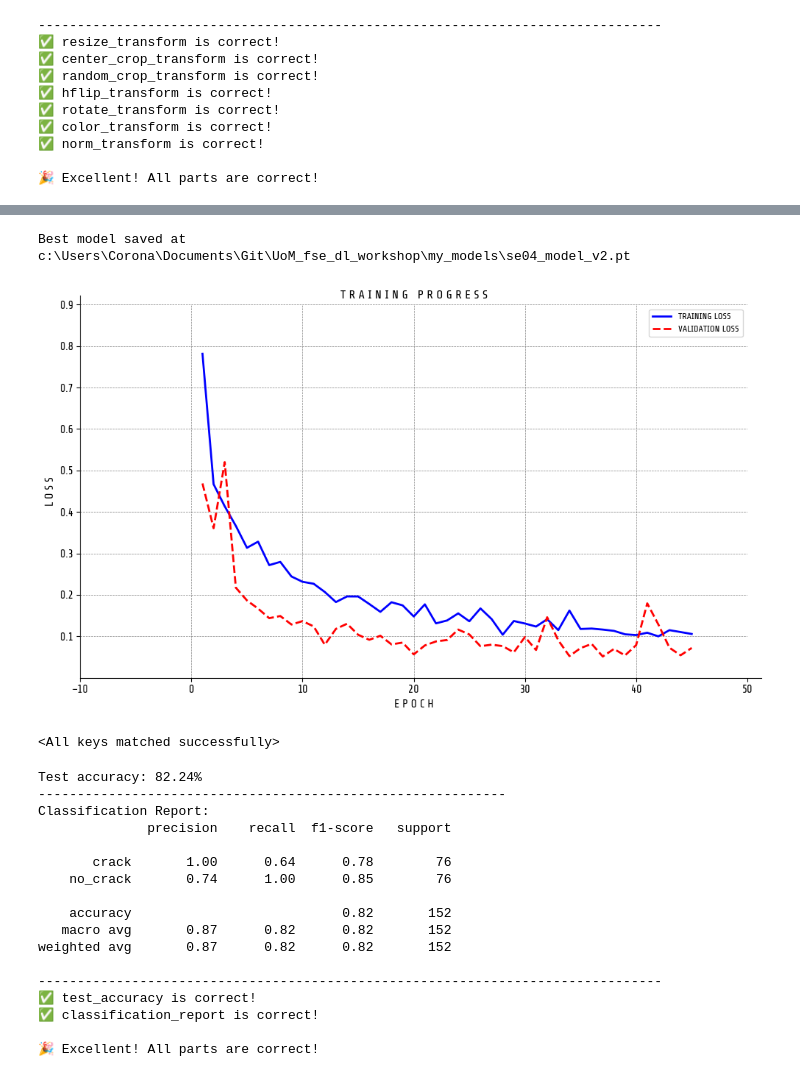
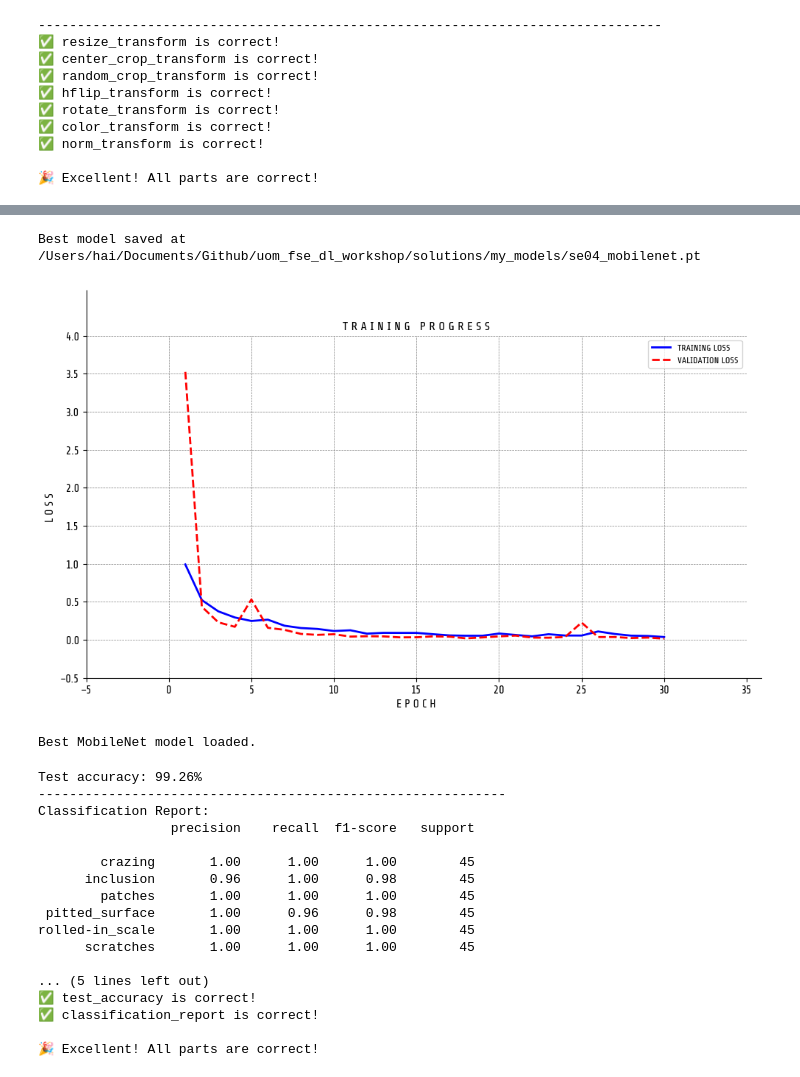
Before and after one commit to CLDiego/uom_fse_dl_workshop, a Jupyter notebook: solutions/SE04_SL_Convolutional_Neural_Networks.ipynb, the cells around one changed output, grey strips where cells are left out. Cells and saved outputs as stored; diff of their text form; code cells hidden in the pictures.

```diff
--- a/solutions/SE04_SL_Convolutional_Neural_Networks.ipynb
+++ b/solutions/SE04_SL_Convolutional_Neural_Networks.ipynb
@@ -1060,44 +1300,50 @@ checker.check_exercise(8, answer)
 # %%
-model_v2 = tinyVGG(len(train_data.classes))
+model_v2 = MobileNetV1(n_classes=len(train_data.classes))
+
 criterion_reg = torch.nn.CrossEntropyLoss()
-optimiser_reg = torch.optim.Adam(model_v2.parameters(),
-                                 lr=1e-3,
-                                 betas=(0.9, 0.999),
-                                #  weight_decay=1e-5,  # L2 regularization (weight decay)
-                                 )
-num_epochs_reg = 45
+optimiser_reg = torch.optim.AdamW(
+    model_v2.parameters(),
+    lr=1e-3,
+    weight_decay=1e-4,   # L2 regularisation (weight decay)
+)
+num_epochs_reg = 30
+
+# Reduce learning rate when validation loss plateaus
 scheduler = torch.optim.lr_scheduler.ReduceLROnPlateau(
     optimiser_reg,
     mode='min',
-    factor=0.1,
-    patience=2,
+    factor=0.5,
+    patience=3,
 )
 # %%
 model_v2 = utils.ml.train_model(model_v2,
                   criterion_reg,
                   optimiser_reg,
                   train_loader=train_dl,
                   val_loader=val_dl,
                   num_epochs=num_epochs_reg,
                   early_stopping=True,
                   patience=5,
                   tolerance=1e-2,
-                  save_path= Path.cwd() / "my_models" / "se04_model_v2.pt",
+                  save_path=Path.cwd() / "my_models" / "se04_mobilenet.pt",
                   plot_loss=True)
 # %% [output]
-Best model saved at c:\Users\Corona\Documents\Git\UoM_fse_dl_workshop\my_models\se04_model_v2.pt
+Best model saved at /Users/hai/Documents/Github/uom_fse_dl_workshop/solutions/my_models/se04_mobilenet.pt
-[figure, old version]
+[figure, new version]
 # %%
-# Load the best model
-model_v2.load_state_dict(torch.load(Path.cwd() / "my_models" / "se04_model_v2.pt"))
+# Load the best model checkpoint saved during training
+model_v2.load_state_dict(torch.load(Path.cwd() / "my_models" / "se04_mobilenet.pt"))
+print("Best MobileNet model loaded.")
 # %% [output]
-<All keys matched successfully>
+Best MobileNet model loaded.
 # %%
-# Exercise 9: Evaluating the tiny VGG🎯
+# Exercise 9: Evaluating the MobileNet 🎯
 acc = utils.ml.compute_accuracy(model_v2, test_dl)
-print(f"Test accuracy: {acc*100:.2f}%")
+print(f"Test accuracy: {acc * 100:.2f}%")
 
-cls_report = utils.ml.compute_classification_report(model_v2, test_dl, class_names=train_data.classes)
+cls_report = utils.ml.compute_classification_report(
+    model_v2, test_dl, class_names=train_data.classes
+)
 print('-' * 60)
 print(f"Classification Report:\n{cls_report}")
 
@@ -1108,19 +1354,19 @@ answer = {
 }
 checker.check_exercise(9, answer)
 # %% [output]
-Test accuracy: 82.24%
+Test accuracy: 99.26%
 ------------------------------------------------------------
 Classification Report:
-              precision    recall  f1-score   support
+                 precision    recall  f1-score   support
 
-       crack       1.00      0.64      0.78        76
-    no_crack       0.74      1.00      0.85        76
+        crazing       1.00      1.00      1.00        45
+      inclusion       0.96      1.00      0.98        45
+        patches       1.00      1.00      1.00        45
+ pitted_surface       1.00      0.96      0.98        45
+rolled-in_scale       1.00      1.00      1.00        45
+      scratches       1.00      1.00      1.00        45
 
-    accuracy                           0.82       152
-   macro avg       0.87      0.82      0.82       152
-weighted avg       0.87      0.82      0.82       152
-
---------------------------------------------------------------------------------
+... (5 lines left out)
 ✅ test_accuracy is correct!
 ✅ classification_report is correct!
 
```
Also changed, not shown: parts of 25 cells of this notebook, 4 other files.
